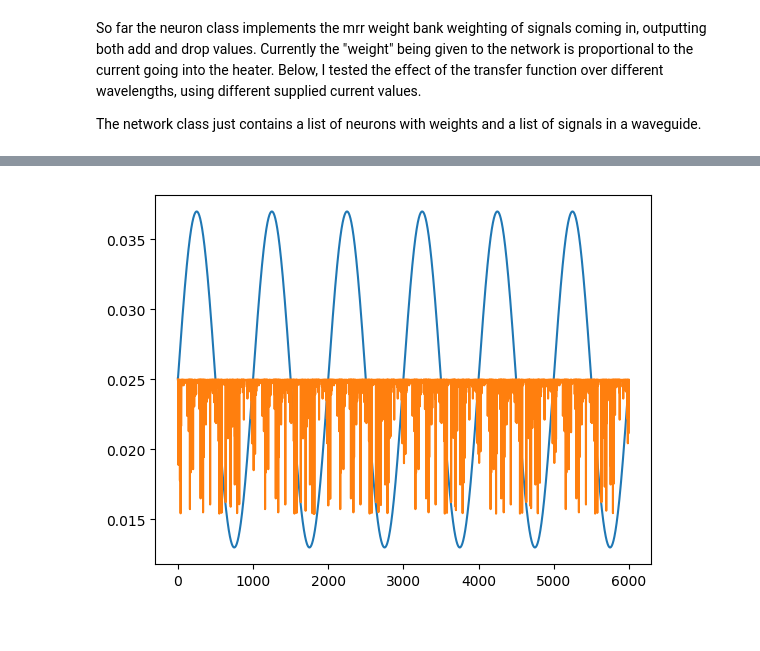
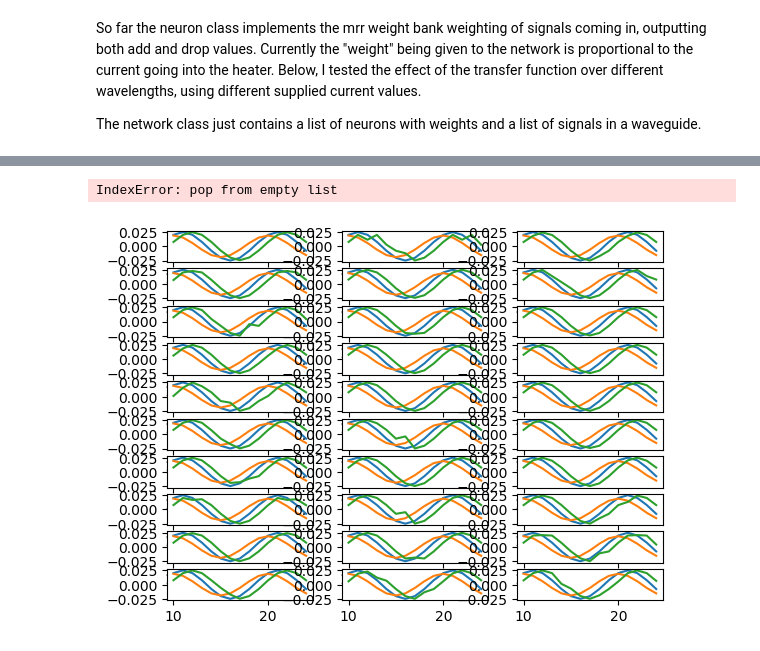
Before and after one commit to millerheidi/Hugh-Thesis, a Jupyter notebook: SiPhotoNet/Photonic Network with MRR tuning.ipynb, the cells around one changed output, grey strips where cells are left out. Saved outputs shown, nothing was run; the diff lists cells and outputs as text; code cells hidden in the pictures.

Commit message:
input pump functions

```diff
--- a/SiPhotoNet/Photonic Network with MRR tuning.ipynb
+++ b/SiPhotoNet/Photonic Network with MRR tuning.ipynb
@@ -35,5 +36,5 @@ plt.show()
 # %%
-T = [float(i) for i in range(6000)]
+T = [float(i) for i in range(1000)]
 s = [25e-3 + (12e-3 * np.sin(2*np.pi*t/1000)) for t in T]
 net = network([[0.75]], weightsIn = [3], wavelengthIn = 1555e-9, signalIn = s)
 sim = net.simulate()
@@ -50,4 +51,35 @@ plt.plot(T,ext)
 plt.plot(T,out1)
 plt.show()
 # %% [output]
-[figure, removed]
+IndexError: pop from empty list
+# %%
+def evaluate(Win, Wext):
+    sigIn = [19e-3 * math.cos(2*math.pi*x/10) for x in range(1000)]
+    pump1 = [math.cos(2*math.pi*x/10) for x in range(1000)]
+    net = network([[Win]], weightsIn=[Wext], wavelengthIn = 1556e-9, signalIn = sigIn)
+    sim = net.simulate([pump1])
+    in1 = []
+    in2 = []
+    out = []
+    for i in range (1000):
+        in1.append(pump1[0]*25e-3)
+        in2.append(net.signalIn[0])
+        out.append(net.waveguide[0,1])
+        next(sim)
+    return in1, in2, out
+# %%
+Wins = [9.35, 9.55, 9.75]
+Wexts = np.linspace(9.0,12.0, 10)
+
+
+fig, axes = plt.subplots(ncols=3, nrows=10)
+n = list(range(1000))
+for i,win in enumerate(Wins):
+    for j,wext in enumerate(Wexts):
+        i1,i2,o = evaluate(win, wext)
+        axes[j][i].plot(n[10:25], i1[10:25])
+        axes[j][i].plot(n[10:25], i2[10:25])
+        axes[j][i].plot(n[10:25], o[10:25])
+plt.show()
+# %% [output]
+[figure, added]
```
Also changed, not shown: parts of 3 cells of this notebook, 2 other files.
